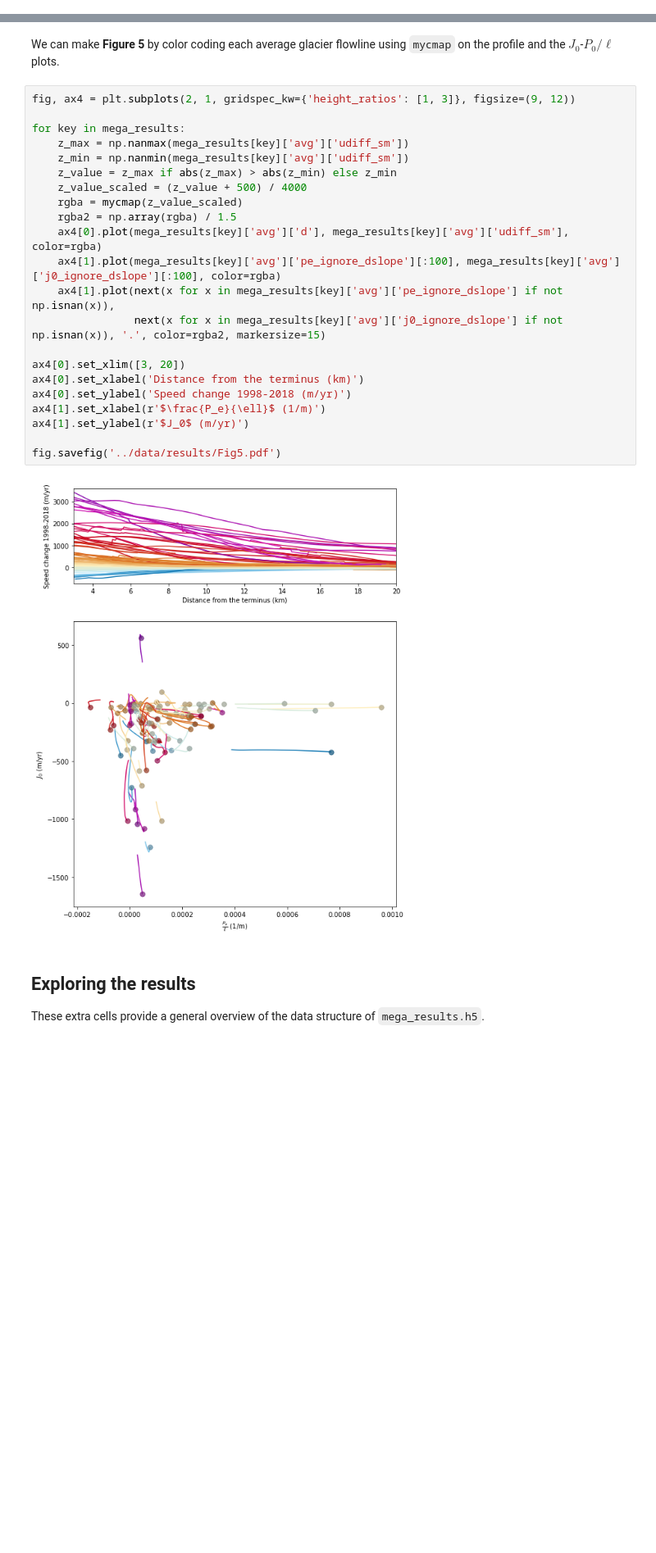
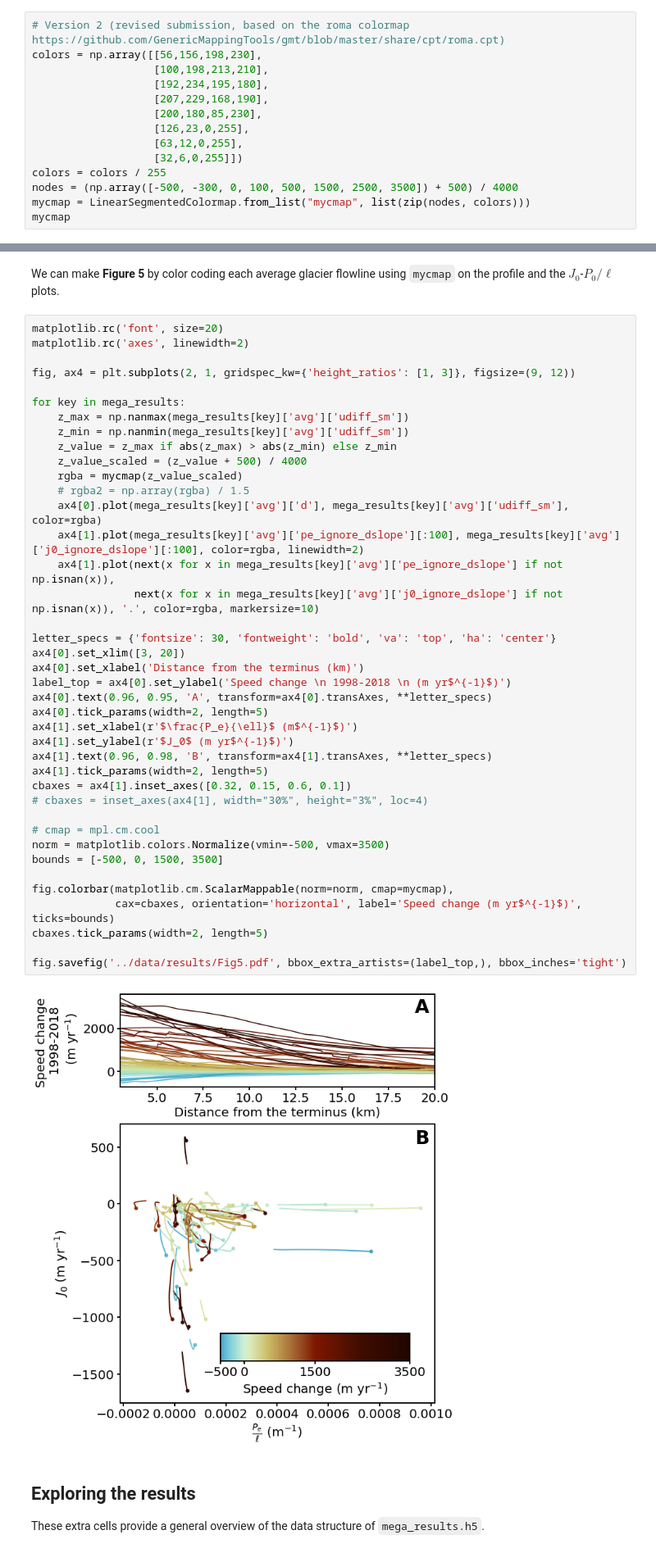
Before and after one commit to whyjz/pejzero, a Jupyter notebook: workflows/Fig5.ipynb, the cells around one changed output, grey strips where cells are left out. Shown at 82% size. Cells and saved outputs as stored; diff of their text form; blank space fills up the shorter version.

```diff
--- a/workflows/Fig5.ipynb
+++ b/workflows/Fig5.ipynb
@@ -128,0 +130,14 @@ mycmap
+# %%
+# Version 2 (revised submission, based on the roma colormap https://github.com/GenericMappingTools/gmt/blob/master/share/cpt/roma.cpt)
+colors = np.array([[56,156,198,230],
+                   [100,198,213,210],
+                   [192,234,195,180],
+                   [207,229,168,190],
+                   [200,180,85,230],
+                   [126,23,0,255],
+                   [63,12,0,255],
+                   [32,6,0,255]])
+colors = colors / 255
+nodes = (np.array([-500, -300, 0, 100, 500, 1500, 2500, 3500]) + 500) / 4000
+mycmap = LinearSegmentedColormap.from_list("mycmap", list(zip(nodes, colors)))
+mycmap
@@ -129,29 +146,47 @@ mycmap
 # %% [markdown]
 We can make **Figure 5** by color coding each average glacier flowline using `mycmap` on the profile and the $J_0$-$P_0/\ell$ plots.
 # %%
+matplotlib.rc('font', size=20)
+matplotlib.rc('axes', linewidth=2)
+
 fig, ax4 = plt.subplots(2, 1, gridspec_kw={'height_ratios': [1, 3]}, figsize=(9, 12))
 
 for key in mega_results:
     z_max = np.nanmax(mega_results[key]['avg']['udiff_sm'])
     z_min = np.nanmin(mega_results[key]['avg']['udiff_sm'])
     z_value = z_max if abs(z_max) > abs(z_min) else z_min
     z_value_scaled = (z_value + 500) / 4000
     rgba = mycmap(z_value_scaled)
-    rgba2 = np.array(rgba) / 1.5
+    # rgba2 = np.array(rgba) / 1.5
     ax4[0].plot(mega_results[key]['avg']['d'], mega_results[key]['avg']['udiff_sm'], color=rgba)
-    ax4[1].plot(mega_results[key]['avg']['pe_ignore_dslope'][:100], mega_results[key]['avg']['j0_ignore_dslope'][:100], color=rgba)
+    ax4[1].plot(mega_results[key]['avg']['pe_ignore_dslope'][:100], mega_results[key]['avg']['j0_ignore_dslope'][:100], color=rgba, linewidth=2)
     ax4[1].plot(next(x for x in mega_results[key]['avg']['pe_ignore_dslope'] if not np.isnan(x)),
-                next(x for x in mega_results[key]['avg']['j0_ignore_dslope'] if not np.isnan(x)), '.', color=rgba2, markersize=15)
+                next(x for x in mega_results[key]['avg']['j0_ignore_dslope'] if not np.isnan(x)), '.', color=rgba, markersize=10)
 
+letter_specs = {'fontsize': 30, 'fontweight': 'bold', 'va': 'top', 'ha': 'center'}
 ax4[0].set_xlim([3, 20])
 ax4[0].set_xlabel('Distance from the terminus (km)')
-ax4[0].set_ylabel('Speed change 1998-2018 (m/yr)')
-ax4[1].set_xlabel(r'$\frac{P_e}{\ell}$ (1/m)')
-ax4[1].set_ylabel(r'$J_0$ (m/yr)')
+label_top = ax4[0].set_ylabel('Speed change \n 1998-2018 \n (m yr$^{-1}$)')
+ax4[0].text(0.96, 0.95, 'A', transform=ax4[0].transAxes, **letter_specs)
+ax4[0].tick_params(width=2, length=5)
+ax4[1].set_xlabel(r'$\frac{P_e}{\ell}$ (m$^{-1}$)')
+ax4[1].set_ylabel(r'$J_0$ (m yr$^{-1}$)')
+ax4[1].text(0.96, 0.98, 'B', transform=ax4[1].transAxes, **letter_specs)
+ax4[1].tick_params(width=2, length=5)
+cbaxes = ax4[1].inset_axes([0.32, 0.15, 0.6, 0.1])
+# cbaxes = inset_axes(ax4[1], width="30%", height="3%", loc=4)
 
-fig.savefig('../data/results/Fig5.pdf')
+# cmap = mpl.cm.cool
+norm = matplotlib.colors.Normalize(vmin=-500, vmax=3500)
+bounds = [-500, 0, 1500, 3500]
+
+fig.colorbar(matplotlib.cm.ScalarMappable(norm=norm, cmap=mycmap),
+             cax=cbaxes, orientation='horizontal', label='Speed change (m yr$^{-1}$)', ticks=bounds)
+cbaxes.tick_params(width=2, length=5)
+
+fig.savefig('../data/results/Fig5.pdf', bbox_extra_artists=(label_top,), bbox_inches='tight')
 # %% [output]
-[figure, old version]
+[figure, new version]
 # %% [markdown]
 ## Exploring the results
 
```
Also changed, not shown: parts of 4 cells of this notebook, 7 other files.
